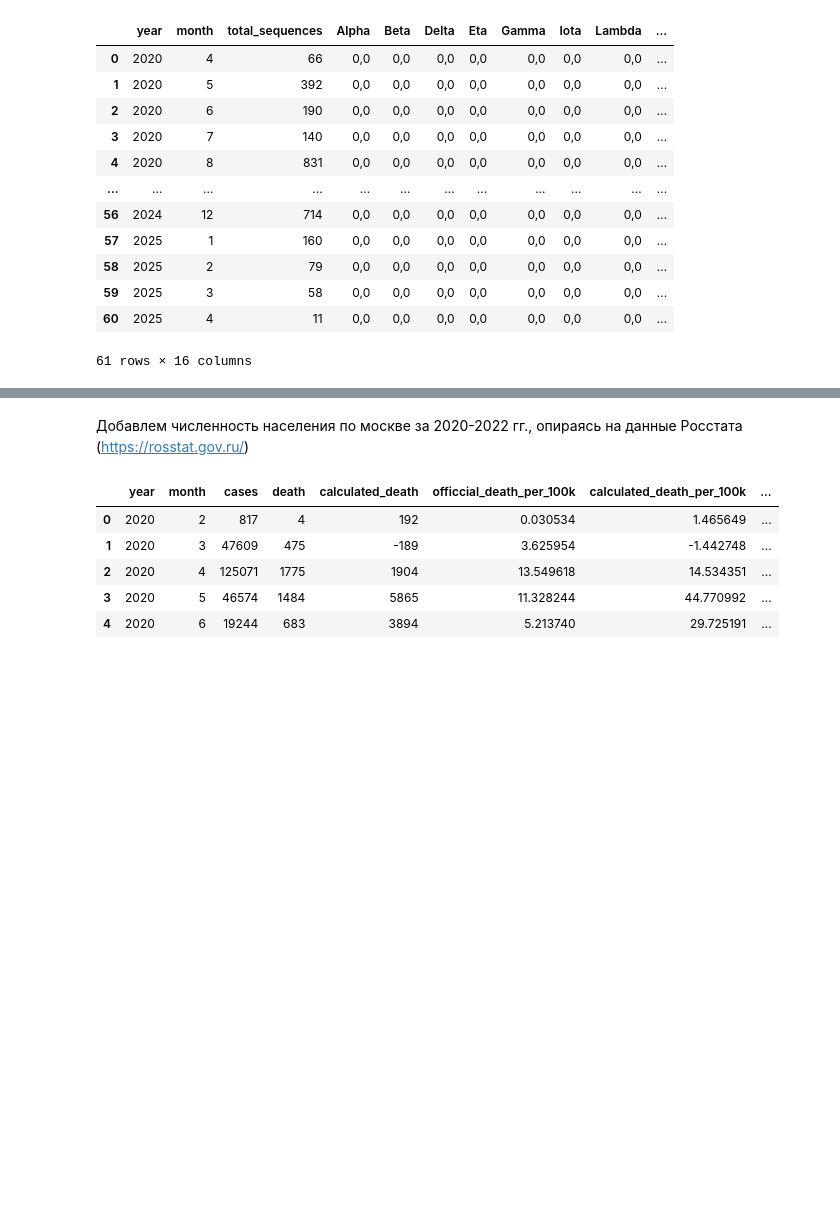
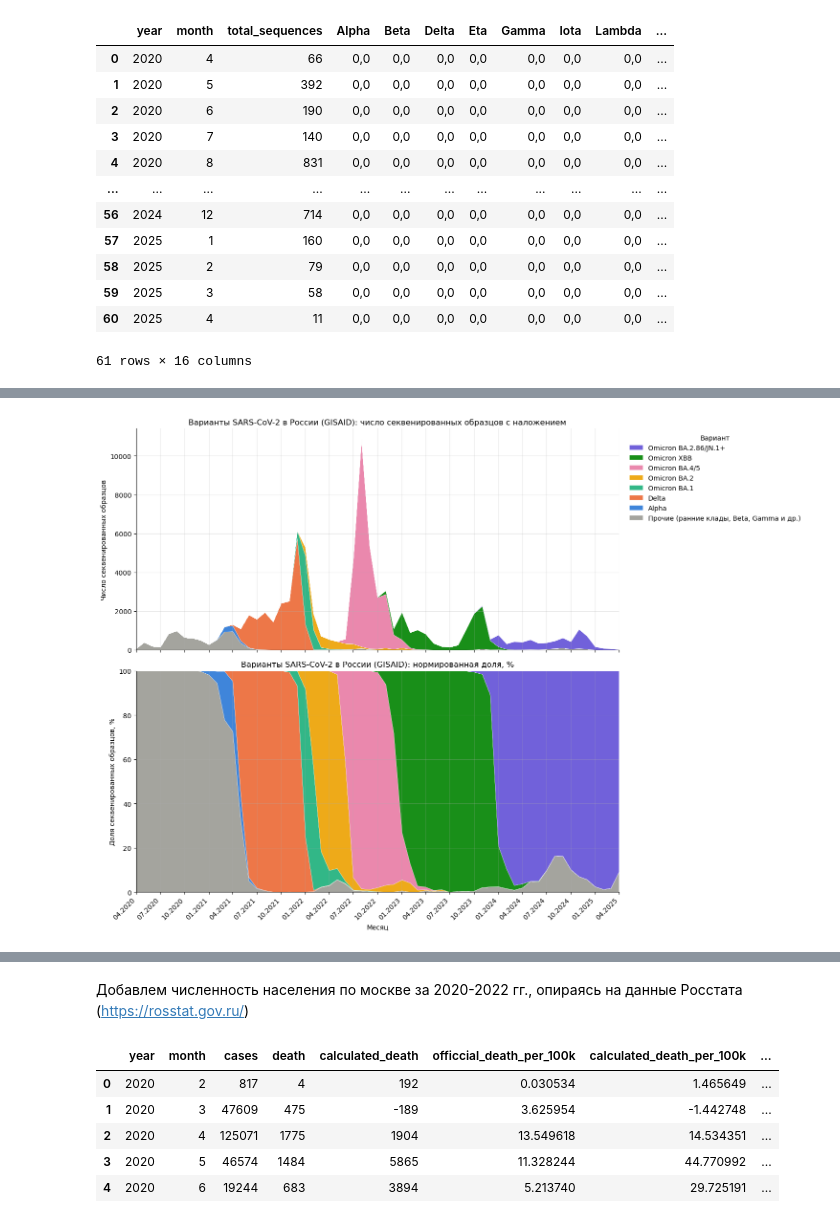
Before and after one commit to JesseHeisenberg/covid_19_statistic, a Jupyter notebook: gisaid/gisaid_moscow.ipynb, the cells around one changed output, grey strips where cells are left out. Cells and saved outputs as stored; diff of their text form; code cells hidden in the pictures; blank space fills up the shorter version.

```diff
--- a/gisaid/gisaid_moscow.ipynb
+++ b/gisaid/gisaid_moscow.ipynb
@@ -65,4 +64,9 @@ import matplotlib.dates as mdates
 # %%
+
+
+# Читаем заново: в файле десятичная запятая
+df_russian_variants = pd.read_csv('russia_variants_monthly_share.csv', sep=';', decimal=',')
+
 # Дата из года и месяца
 df_plot = df_russian_variants.copy()
 df_plot['date'] = pd.to_datetime(df_plot[['year', 'month']].assign(day=1))
@@ -80,6 +84,7 @@ main_variants = {
 }
 # Редкие варианты (Beta, Gamma, Eta, Iota, Lambda — каждый < 2%) объединяем с ранними кладами
 variant_cols = df_plot.columns.drop(['year', 'month', 'total_sequences'])
+df_plot[variant_cols] = df_plot[variant_cols].apply(pd.to_numeric, errors='coerce').fillna(0)
 minor_cols = [c for c in variant_cols if c not in main_variants]
 df_plot['Прочие'] = df_plot[minor_cols].sum(axis=1)
 
@@ -122,53 +126,49 @@ TypeError: '>' not supported between instances of 'str' and 'int'
 # %%
-# Двухнедельные данные по кладам Nextstrain: n — число секвенированных образцов клады за период
-df_biweekly = pd.read_csv('russia_variants_biweekly_clades.csv', sep=';', decimal=',', parse_dates=['week'])
+# Слои в хронологическом порядке: сначала прочие, затем основные варианты
+stack_cols = ['Прочие'] + list(main_variants)
+stack_colors = ['#9a9a94'] + list(main_variants.values())
+stack_labels = ['Прочие (ранние клады, Beta, Gamma и др.)'] + list(main_variants)
 
-# Сводим клады в варианты; редкие варианты (Beta, Gamma и др.) и ранние клады — в «Прочие»
-df_bw = df_biweekly.pivot_table(index='week', columns='variant', values='n', aggfunc='sum')
-total_bw = df_biweekly.groupby('week')['total_sequences'].first()
-df_bw_share = df_bw[list(main_variants)].div(total_bw, axis=0)
-# Ранние клады (19A, 20A, 20B…) в выгрузке отсутствуют, поэтому «Прочие» — остаток до 100%
-df_bw_share.insert(0, 'Прочие', 1 - df_bw_share.sum(axis=1))
+# Абсолютные значения: доля × число секвенированных образцов за месяц
+total_seq = pd.to_numeric(df_plot['total_sequences'], errors='coerce').fillna(0)
+counts = df_plot[stack_cols].mul(total_seq, axis=0)
 
-colors_bw = ['#9a9a94'] + list(main_variants.values())
+# Нормированные доли: в каждом месяце сумма = 100%
+shares = df_plot[stack_cols]
+shares_norm = shares.div(shares.sum(axis=1), axis=0).fillna(0) * 100
 
-fig, (ax, ax_n) = plt.subplots(2, 1, figsize=(15, 9), sharex=True,
-                               gridspec_kw={'height_ratios': [4, 1]})
+fig, (ax1, ax2) = plt.subplots(2, 1, figsize=(15, 11), sharex=True)
 
-ax.stackplot(df_bw_share.index, (df_bw_share * 100).T.values, colors=colors_bw,
-             labels=['Прочие (ранние клады, Beta, Gamma и др.)'] + list(main_variants),
-             edgecolor='white', linewidth=0.5)
+# 1. График с наложением (абсолютные числа)
+ax1.stackplot(counts.index, counts.T.values, colors=stack_colors, labels=stack_labels,
+              alpha=0.9, edgecolor='white', linewidth=0.3)
+ax1.set_title('Варианты SARS-CoV-2 в России (GISAID): число секвенированных образцов с наложением')
+ax1.set_ylabel('Число секвенированных образцов')
 
-# Подпись варианта в середине периода его доминирования (доля > 50%);
-# короткие волны (BA.1, BA.2) разносим по высоте, чтобы подписи не налезали
-label_y = 50
-for variant in main_variants:
-    dominant = df_bw_share.index[df_bw_share[variant] > 0.5]
-    if len(dominant) == 0:
-        continue
-    label_date = dominant[0] + (dominant[-1] - dominant[0]) / 2
-    label_y = (35 if label_y == 65 else 65) if (dominant[-1] - dominant[0]).days < 120 else 50
-    ax.annotate(variant.replace('Omicron ', 'Omicron\n'), (label_date, label_y), ha='center', va='center',
-                fontsize=9, color='white', fontweight='bold')
+# 2. Нормированный график (100%)
+ax2.stackplot(shares_norm.index, shares_norm.T.values, colors=stack_colors, labels=stack_labels,
+              alpha=0.9, edgecolor='white', linewidth=0.3)
+ax2.set_title('Варианты SARS-CoV-2 в России (GISAID): нормированная доля, %')
+ax2.set_ylabel('Доля секвенированных образцов, %')
+ax2.set_ylim(0, 100)
+ax2.set_xlabel('Месяц')
 
-ax.set_title('Смена вариантов SARS-CoV-2 в России (GISAID), доля от секвенированных образцов по двухнедельным периодам')
-ax.set_ylabel('Доля секвенированных образцов, %')
-ax.set_ylim(0, 100)
-ax.set_xlim(df_bw_share.index.min(), df_bw_share.index.max())
-ax.legend(loc='upper left', bbox_to_anchor=(1.01, 1), frameon=False, title='Вариант', reverse=True)
+for ax in (ax1, ax2):
+    ax.margins(x=0)
+    ax.grid(True, alpha=0.3)
+    for side in ['top', 'right']:
+        ax.spines[side].set_visible(False)
 
-# Объём выборки: при малом числе образцов доли нестабильны
-ax_n.bar(total_bw.index, total_bw, width=10, color='#9a9a94')
-ax_n.set_ylabel('Образцов\nза 2 недели')
-ax_n.set_xlabel('Двухнедельный период')
-ax_n.grid(True, axis='y', alpha=0.3)
+ax2.xaxis.set_major_locator(mdates.MonthLocator(bymonth=[1, 4, 7, 10]))
+ax2.xaxis.set_major_formatter(mdates.DateFormatter('%m.%Y'))
+plt.setp(ax2.get_xticklabels(), rotation=45, ha='right')
 
-ax_n.xaxis.set_major_locator(mdates.MonthLocator(bymonth=[1, 4, 7, 10]))
-ax_n.xaxis.set_major_formatter(mdates.DateFormatter('%m.%Y'))
-plt.setp(ax_n.get_xticklabels(), rotation=45, ha='right')
-for a in (ax, ax_n):
-    for side in ['top', 'right']:
-        a.spines[side].set_visible(False)
+# Одна общая легенда, порядок как у слоёв сверху вниз
+handles, labels = ax1.get_legend_handles_labels()
+ax1.legend(handles[::-1], labels[::-1], loc='upper left', bbox_to_anchor=(1.01, 1),
+           frameon=False, title='Вариант')
 
 plt.tight_layout()
 plt.show()
+# %% [output]
+[figure, added]
```
Also changed, not shown: parts of 7 cells of this notebook.
